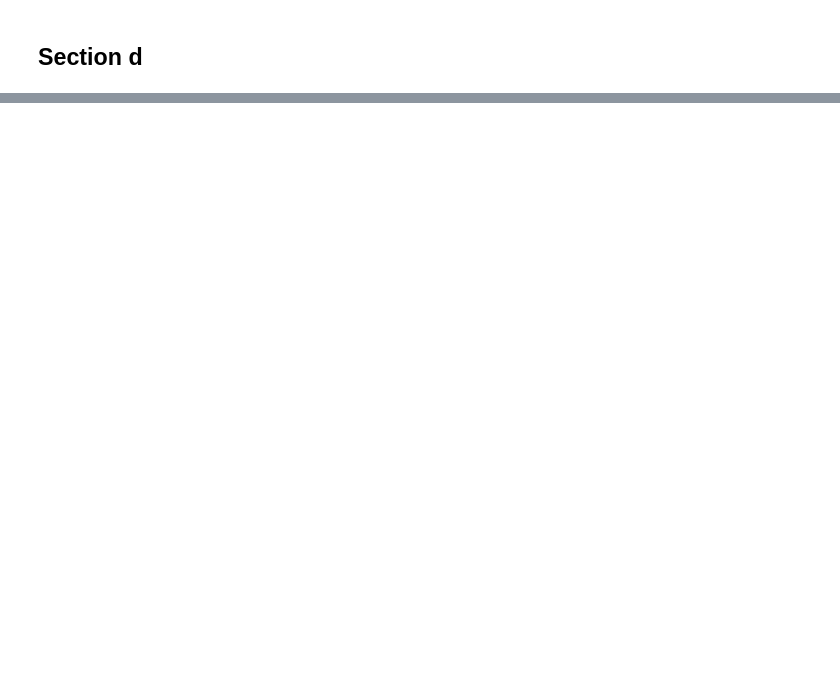
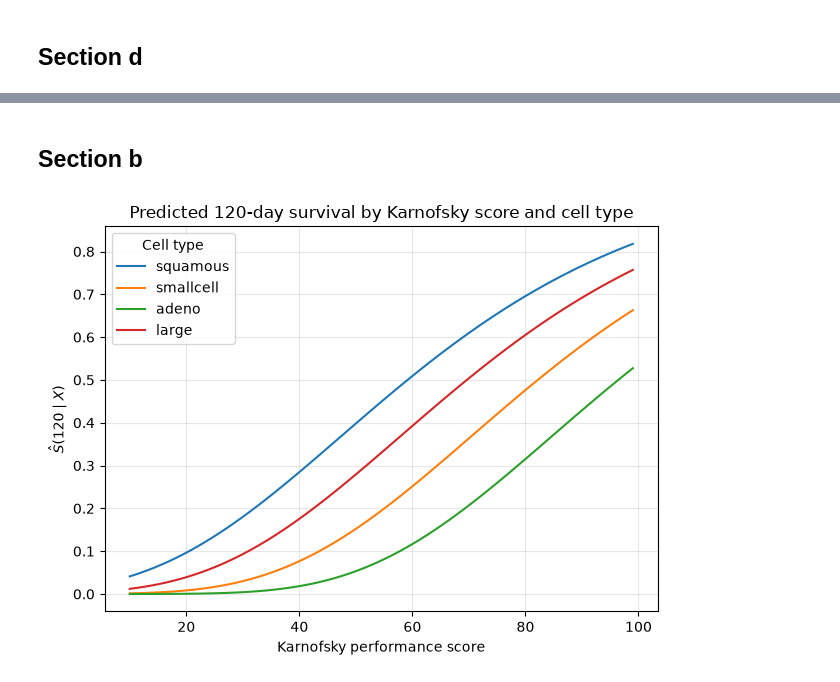
Before and after one commit to Mormorfor/SAML_project, a Jupyter notebook: hw3/SAML_hw3.ipynb, the cells around one changed output, grey strips where cells are left out. Saved outputs shown, nothing was run; the diff lists cells and outputs as text; code cells hidden in the pictures; blank space fills up the shorter version.

```diff
--- a/hw3/SAML_hw3.ipynb
+++ b/hw3/SAML_hw3.ipynb
@@ -243,0 +635,70 @@ LASSO selected 12 genes while elastic net retained 26, with every gene selected
+# %% [markdown]
+## Section b
+# %%
+import matplotlib.pyplot as plt
+
+# Karnofsky-score grid
+karno_grid = np.arange(
+    cox_df["karno"].min(),
+    cox_df["karno"].max() + 1
+)
+
+cell_types = ["squamous", "smallcell", "adeno", "large"]
+
+prediction_rows = []
+
+for celltype in cell_types:
+    for karno in karno_grid:
+        prediction_rows.append({
+            "karno": karno,
+            "celltype": celltype
+        })
+
+plot_df = pd.DataFrame(prediction_rows)
+
+# Use the same cell-type coding as in the fitted Cox model
+plot_df["celltype"] = pd.Categorical(
+    plot_df["celltype"],
+    categories=cell_types
+)
+
+plot_X = pd.get_dummies(
+    plot_df,
+    columns=["celltype"],
+    drop_first=True,
+    dtype=float
+)
+
+# Ensure the columns exactly match those used by the reduced model
+plot_X = plot_X.reindex(
+    columns=X_reduced.columns,
+    fill_value=0
+)
+
+# Predict survival probability at t = 120
+survival_120 = reduced_cph.predict_survival_function(
+    plot_X,
+    times=[120]
+)
+
+plot_df["survival_120"] = survival_120.iloc[0].to_numpy()
+
+# Plot one curve for each cell type
+for celltype in cell_types:
+    subset = plot_df[plot_df["celltype"] == celltype]
+
+    plt.plot(
+        subset["karno"],
+        subset["survival_120"],
+        label=celltype
+    )
+
+plt.xlabel("Karnofsky performance score")
+plt.ylabel(r"$\hat{S}(120 \mid X)$")
+plt.title("Predicted 120-day survival by Karnofsky score and cell type")
+plt.legend(title="Cell type")
+plt.grid(alpha=0.3)
+plt.tight_layout()
+plt.show()
+# %% [output]
+[figure, added]
```
Also changed, not shown: parts of 54 cells of this notebook.
